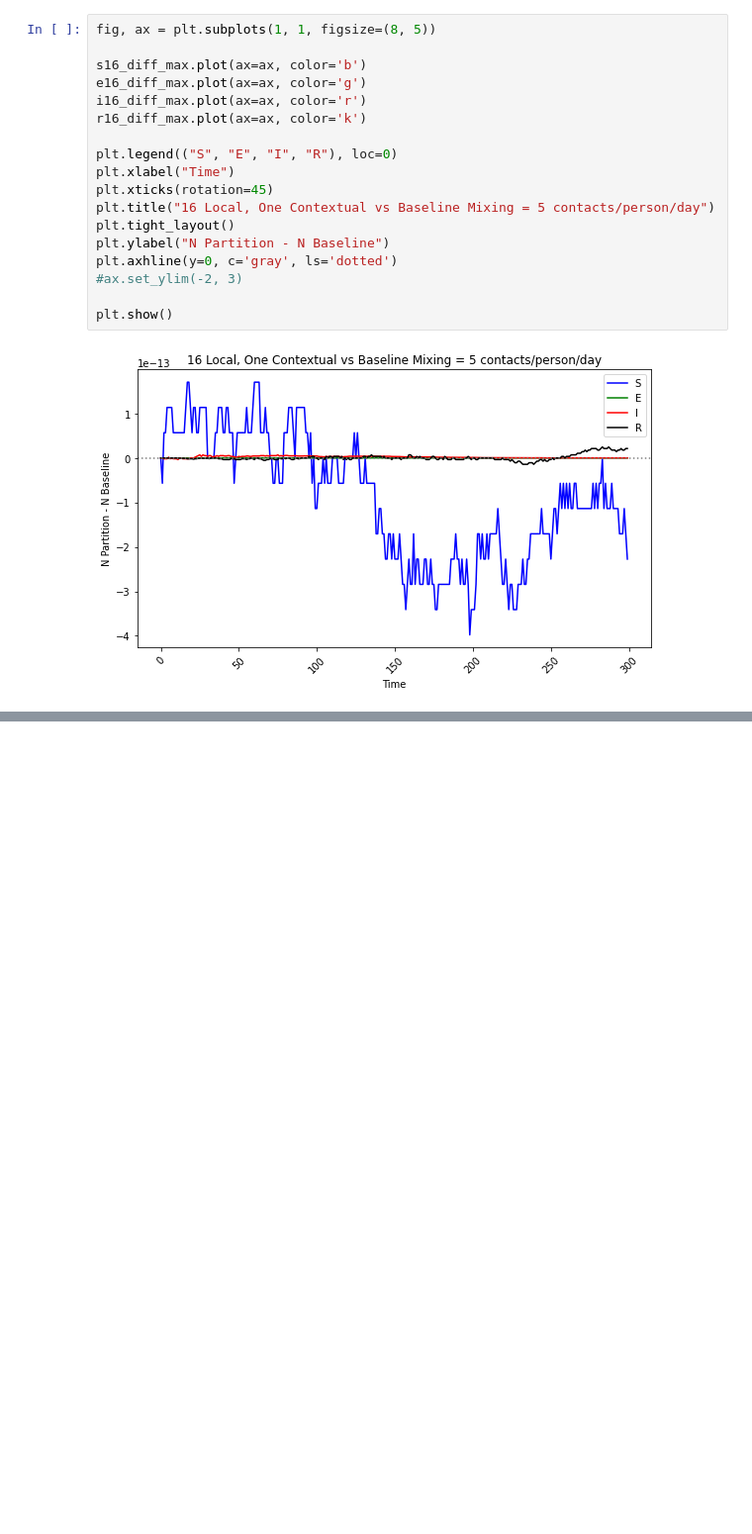
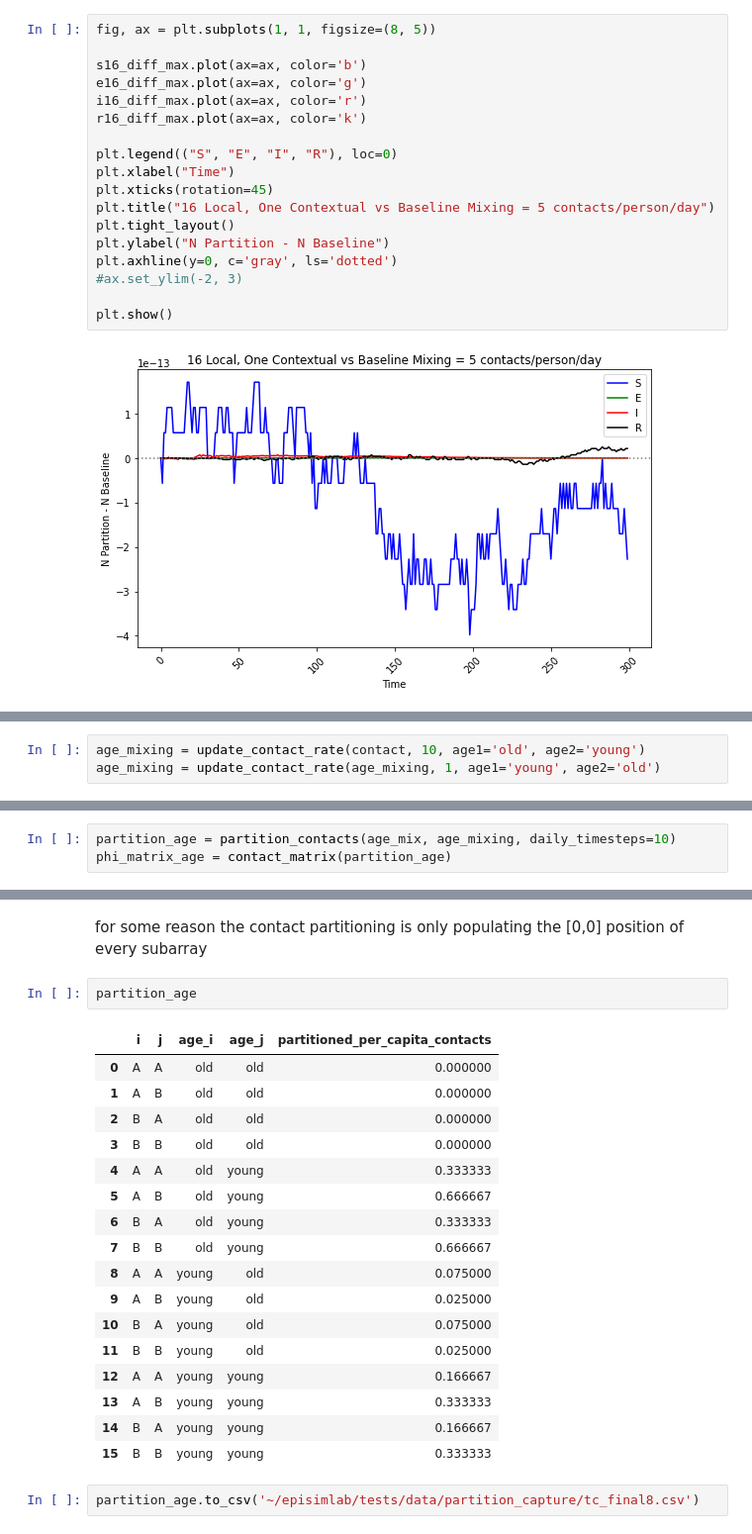
Before and after one commit to UT-Covid/SEIR_Example, a Jupyter notebook: ProbabilisticContactPartitionValidation.ipynb, the cells around one changed output, grey strips where cells are left out. Shown at 99% size. Cells and saved outputs as stored; diff of their text form; blank space fills up the shorter version.

```diff
--- a/ProbabilisticContactPartitionValidation.ipynb
+++ b/ProbabilisticContactPartitionValidation.ipynb
@@ -712,0 +755,3 @@ plt.show()
+# %%
+age_mixing = update_contact_rate(contact, 10, age1='old', age2='young')
+age_mixing = update_contact_rate(age_mixing, 1, age1='young', age2='old')
@@ -712,0 +804,3 @@ plt.show()
+# %%
+partition_age = partition_contacts(age_mix, age_mixing, daily_timesteps=10)
+phi_matrix_age = contact_matrix(partition_age)
@@ -712,0 +825,24 @@ plt.show()
+# %% [markdown]
+for some reason the contact partitioning is only populating the [0,0] position of every subarray
+# %%
+partition_age
+# %% [output]
+|  | i | j | age_i | age_j | partitioned_per_capita_contacts |
+| 0 | A | A | old | old | 0.000000 |
+| 1 | A | B | old | old | 0.000000 |
+| 2 | B | A | old | old | 0.000000 |
+| 3 | B | B | old | old | 0.000000 |
+| 4 | A | A | old | young | 0.333333 |
+| 5 | A | B | old | young | 0.666667 |
+| 6 | B | A | old | young | 0.333333 |
+| 7 | B | B | old | young | 0.666667 |
+| 8 | A | A | young | old | 0.075000 |
+| 9 | A | B | young | old | 0.025000 |
+| 10 | B | A | young | old | 0.075000 |
+| 11 | B | B | young | old | 0.025000 |
+| 12 | A | A | young | young | 0.166667 |
+| 13 | A | B | young | young | 0.333333 |
+| 14 | B | A | young | young | 0.166667 |
+| 15 | B | B | young | young | 0.333333 |
+# %%
+partition_age.to_csv('~/episimlab/tests/data/partition_capture/tc_final8.csv')
```
Also changed, not shown: parts of 35 cells of this notebook, 14 other files.
